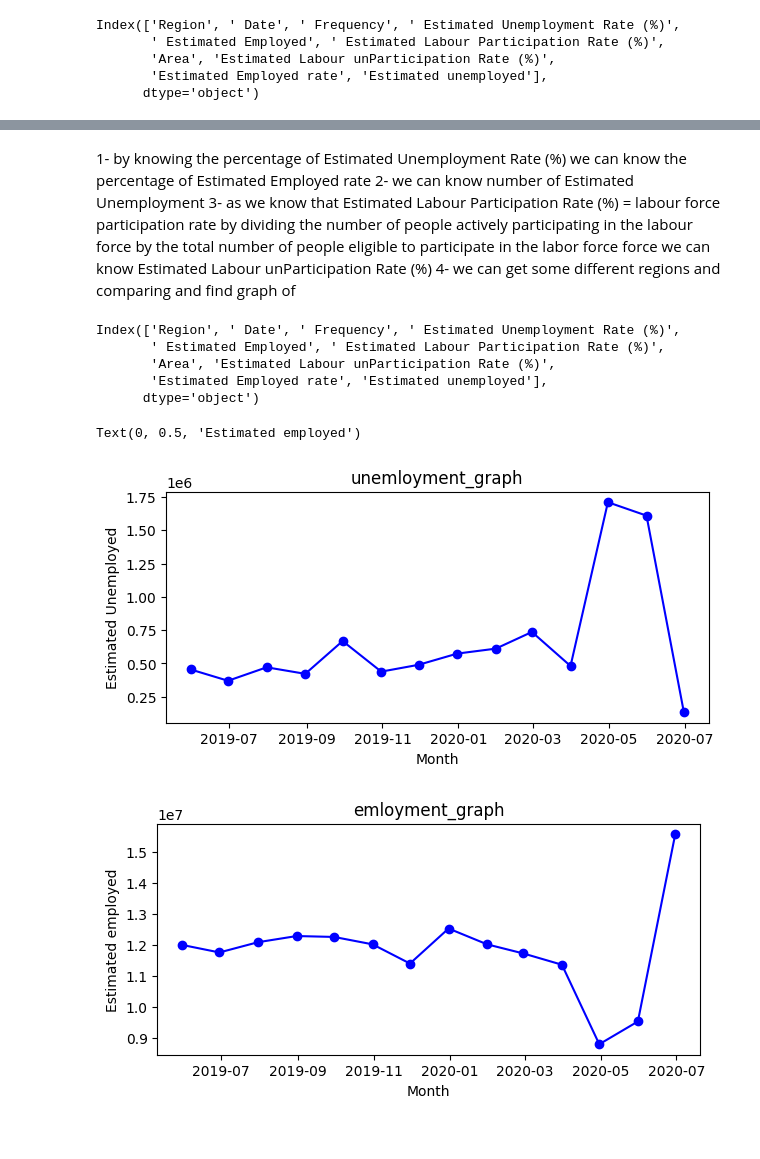
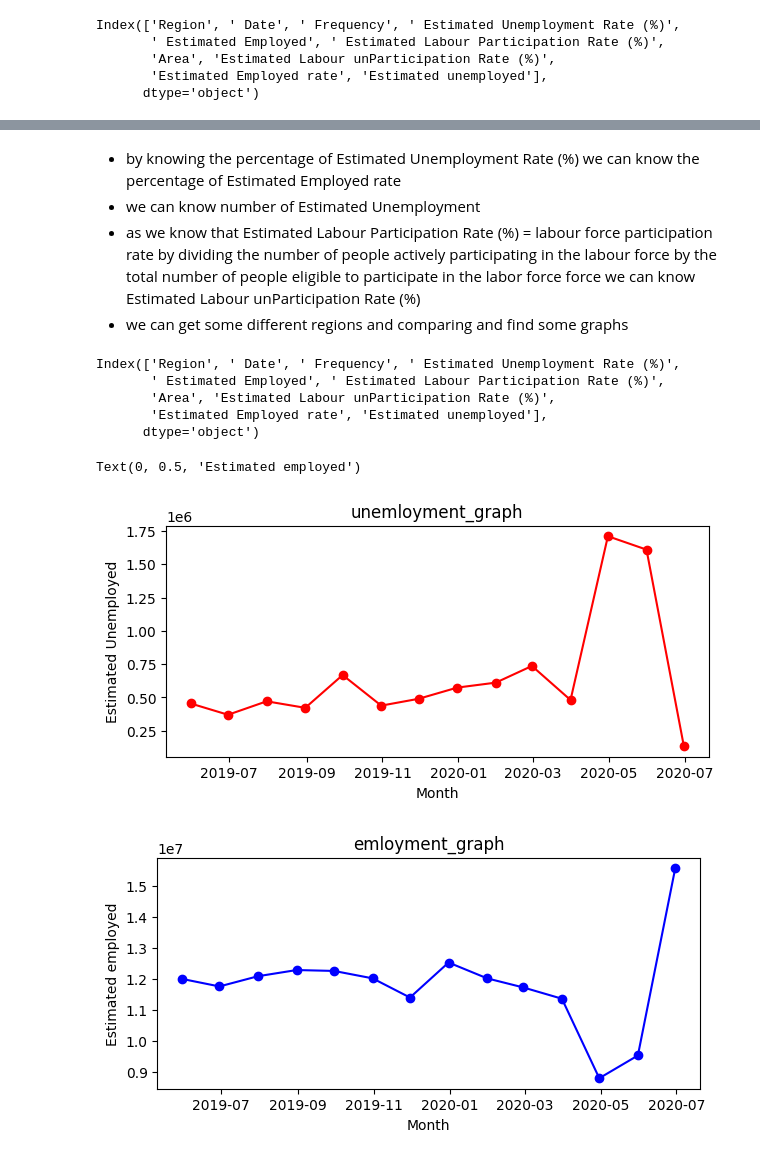
Before and after one commit to zyad-khaled/COGNORISE, a Jupyter notebook: FirstTask.ipynb, the cells around one changed output, grey strips where cells are left out. Saved outputs shown, nothing was run; the diff lists cells and outputs as text; code cells hidden in the pictures.

```diff
--- a/FirstTask.ipynb
+++ b/FirstTask.ipynb
@@ -66,8 +119,8 @@ Index(['Region', ' Date', ' Frequency', ' Estimated Unemployment Rate (%)',
 # %% [markdown]
-1- by knowing the percentage of Estimated Unemployment Rate (%)	we can know the percentage of Estimated Employed rate
-2- we can know number of Estimated Unemployment
-3- as we know that Estimated Labour Participation Rate (%) = labour force participation rate by dividing the number of people actively participating in the labour force by the total number of people eligible to participate in the labor force force we can know Estimated Labour unParticipation Rate (%)
-4- we can get some different regions and comparing and find graph of
+- by knowing the percentage of Estimated Unemployment Rate (%)	we can know the percentage of Estimated Employed rate
+- we can know number of Estimated Unemployment
+- as we know that Estimated Labour Participation Rate (%) = labour force participation rate by dividing the number of people actively participating in the labour force by the total number of people eligible to participate in the labor force force we can know Estimated Labour unParticipation Rate (%)
+- we can get some different regions and comparing and find some graphs
 # %%
 unemployment["Estimated Labour unParticipation Rate (%)"] = 100 - unemployment[" Estimated Labour Participation Rate (%)"]
 # %%
@@ -88,22 +141,22 @@ Index(['Region', ' Date', ' Frequency', ' Estimated Unemployment Rate (%)',
 # %%
 date_unemployed = unemployment.groupby(unemployment[" Date"])["Estimated unemployed"].first()
 plt.figure(figsize=(7 , 3))
-plt.plot(date_unemployed.index, date_unemployed.values, marker='o', linestyle='-', color='b')
+plt.plot(date_unemployed.index, date_unemployed.values, marker='o', linestyle='-', color='red')
 
 # Adding titles and labels
 plt.title("unemloyment_graph")
 plt.xlabel("Month")
 plt.ylabel("Estimated Unemployed")
 #--------------------------------------------------------------------------------------------------------------------
 date_unemployedlabour = unemployment.groupby(unemployment[" Date"])[" Estimated Employed"].first()
 plt.figure(figsize=(7 , 3))
 plt.plot(date_unemployedlabour.index, date_unemployedlabour.values, marker='o', linestyle='-', color='b')
 
 # Adding titles and labels
 plt.title("emloyment_graph")
 plt.xlabel("Month")
 plt.ylabel("Estimated employed")
 # %% [output]
 Text(0, 0.5, 'Estimated employed')
-[figure, old version]
+[figure, new version]
 [figure]
```
Also changed, not shown: parts of 14 cells of this notebook.
